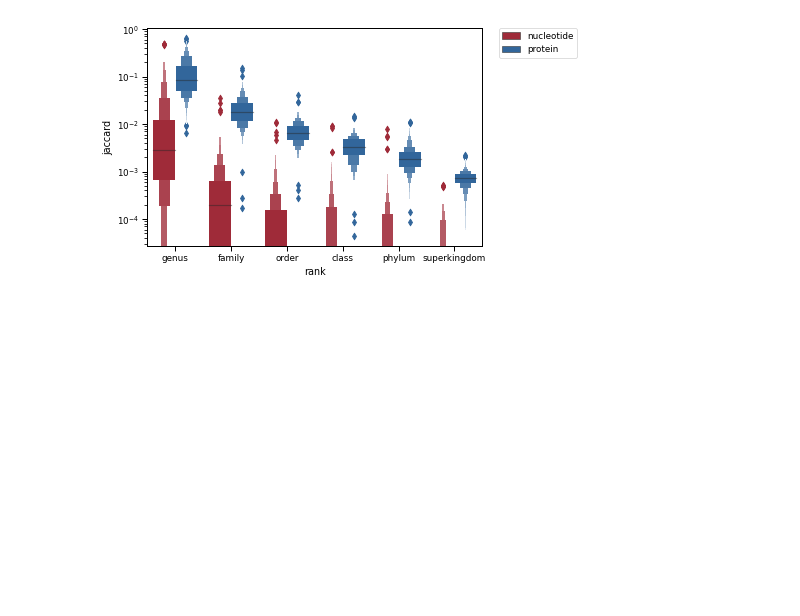
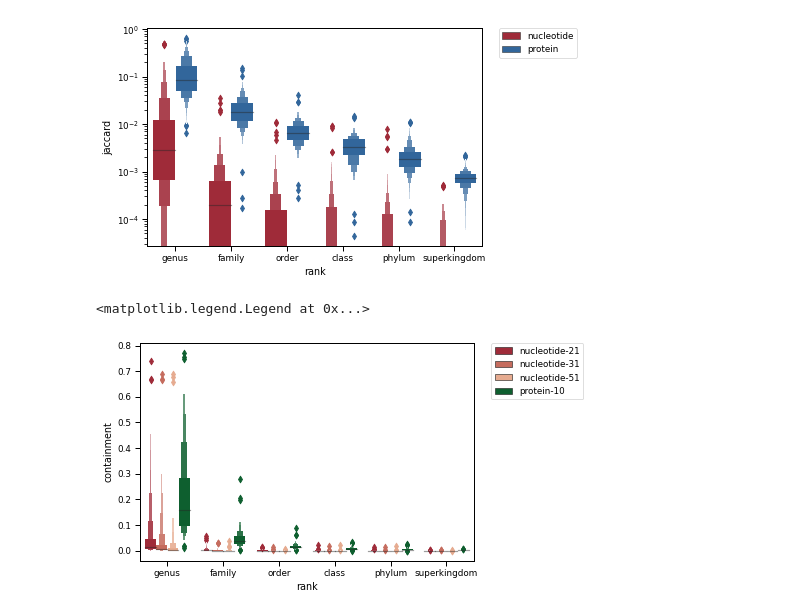
Before and after one commit to bluegenes/2020-dist-compare, a Jupyter notebook: notebooks/evolpaths-jaccard-and-contain.ipynb, the cells around one changed output. Cells and saved outputs as stored; diff of their text form; code cells hidden in the pictures; blank space fills up the shorter version.

```diff
--- a/notebooks/evolpaths-jaccard-and-contain.ipynb
+++ b/notebooks/evolpaths-jaccard-and-contain.ipynb
@@ -134,6 +134,9 @@ alphabet_colors = {"nucleotide":"#b2182b", "protein": "#2166ac", "dayhoff": "#43
 alphabet_order = ["nucleotide", "protein", "dayhoff", "hp"]
 protnucl_colors = {"nucleotide":"#b2182b", "protein": "#2166ac"}
 protnucl_order = ["nucleotide", "protein"]
+
+pnlong_colors = {"nucleotide-21":"#b2182b","nucleotide-31":"#d6604d","nucleotide-51":"#f4a582", "protein-10": "#006d2c"}
+
 alphak_colors = {}
 nucl_colors =  {"nucleotide-21":"#b2182b","nucleotide-31":"#d6604d","nucleotide-51":"#f4a582"}
 protein_colors = {"protein-7": "#a1d99b", "protein-9": "#74c476", "protein-10": "#31a354", "protein-11": "#006d2c"}
@@ -253,3 +256,9 @@ g.legend(bbox_to_anchor=(1.05, 1), loc=2, borderaxespad=0.)
 # %% [output]
 <matplotlib.legend.Legend at 0x...>
 [figure]
+# %%
+g=sns.boxenplot(data=prot_nucl_onlyContain, x="rank", y="containment", hue="alpha-ksize", palette=pnlong_colors, order=rankorder, hue_order=pnlong_colors ) #palette="GnBu_d"
+g.legend(bbox_to_anchor=(1.05, 1), loc=2, borderaxespad=0.)
+# %% [output]
+<matplotlib.legend.Legend at 0x...>
+[figure, added]
```
Also changed, not shown: parts of 3 cells of this notebook.
